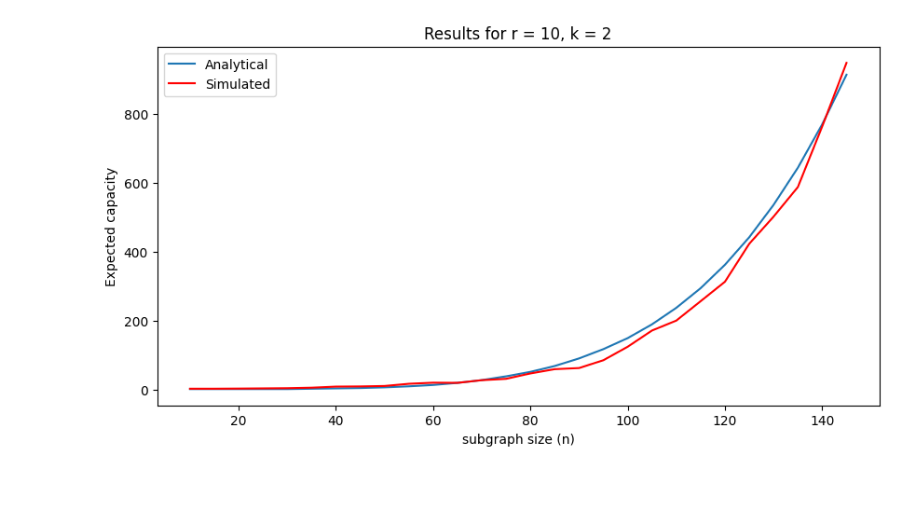
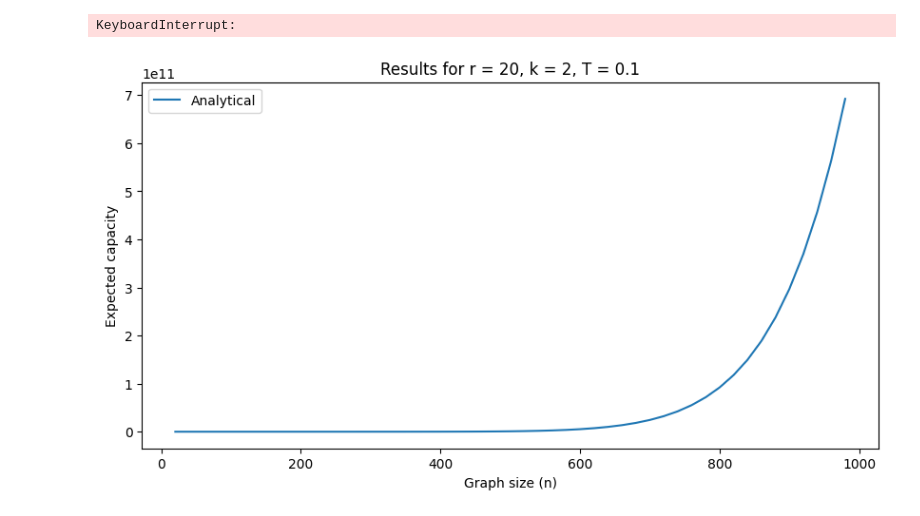
Before and after one commit to chandradeep24/Valiant, a Jupyter notebook: Notebooks/r_sublist_capacity.ipynb, the cells around one changed output. Drawn from its saved outputs; the diff is of its cells as text; code cells hidden in the pictures; blank space fills up the shorter version.

```diff
--- a/Notebooks/r_sublist_capacity.ipynb
+++ b/Notebooks/r_sublist_capacity.ipynb
@@ -116,27 +122,49 @@ plt.show()
 # %%
 #capacity vs n for fixed r
 #INPUT PARAMS-------------------------
-r = 10
+r = 20
 T = 0.1
 k = 2
 H = 1
 #-------------------------------------
-x = range(r,15*r, r//2)
+x = range(r,50*r, r)
 analytical_results = []
 for n_iter in x:
     analytical_results.append(analytical_capacity(n_iter,r,T,k))
 
 simulated_results = []
 for n_iter in x:
-    simulated_results.append(mean_simulated_capacity(n_iter,r,T,k,H,n_trials=20))
+    simulated_results.append(mean_simulated_capacity(n_iter,r,T,k,H,n_trials=10))
 
 plt.figure(figsize = (10,5))
-plt.plot(x,analytical_results, label='Analytical')
-plt.plot(x,simulated_results, color='red', label='Simulated')
-plt.title("Results" + " for r = " + str(r) + ", k = " + str(k))
-plt.xlabel('subgraph size (n)')
+plt.plot(x, simulated_results, color='red', label='Simulated')
+plt.plot(x, analytical_results,  label='Analytical')
+plt.title("Results" + " for r = " + str(r) + ", k = " + str(k) + ", T = " + str(T))
+plt.xlabel('Graph size (n)')
 plt.ylabel('Expected capacity')
 plt.legend()
 plt.show()
 # %% [output]
-[figure, removed]
+KeyboardInterrupt:
+# %%
+#capacity vs n for fixed r
+#INPUT PARAMS-------------------------
+r = 20
+T = 0.1
+k = 2
+H = 1
+#-------------------------------------
+x = range(r,50*r, r)
+analytical_results = []
+for n_iter in x:
+    analytical_results.append(analytical_capacity(n_iter,r,T,k))
+
+plt.figure(figsize = (10,5))
+plt.plot(x, analytical_results,  label='Analytical')
+plt.title("Results" + " for r = " + str(r) + ", k = " + str(k) + ", T = " + str(T))
+plt.xlabel('Graph size (n)')
+plt.ylabel('Expected capacity')
+plt.legend()
+plt.show()
+# %% [output]
+[figure, added]
```
Also changed, not shown: parts of 8 cells of this notebook, 8 other files.
